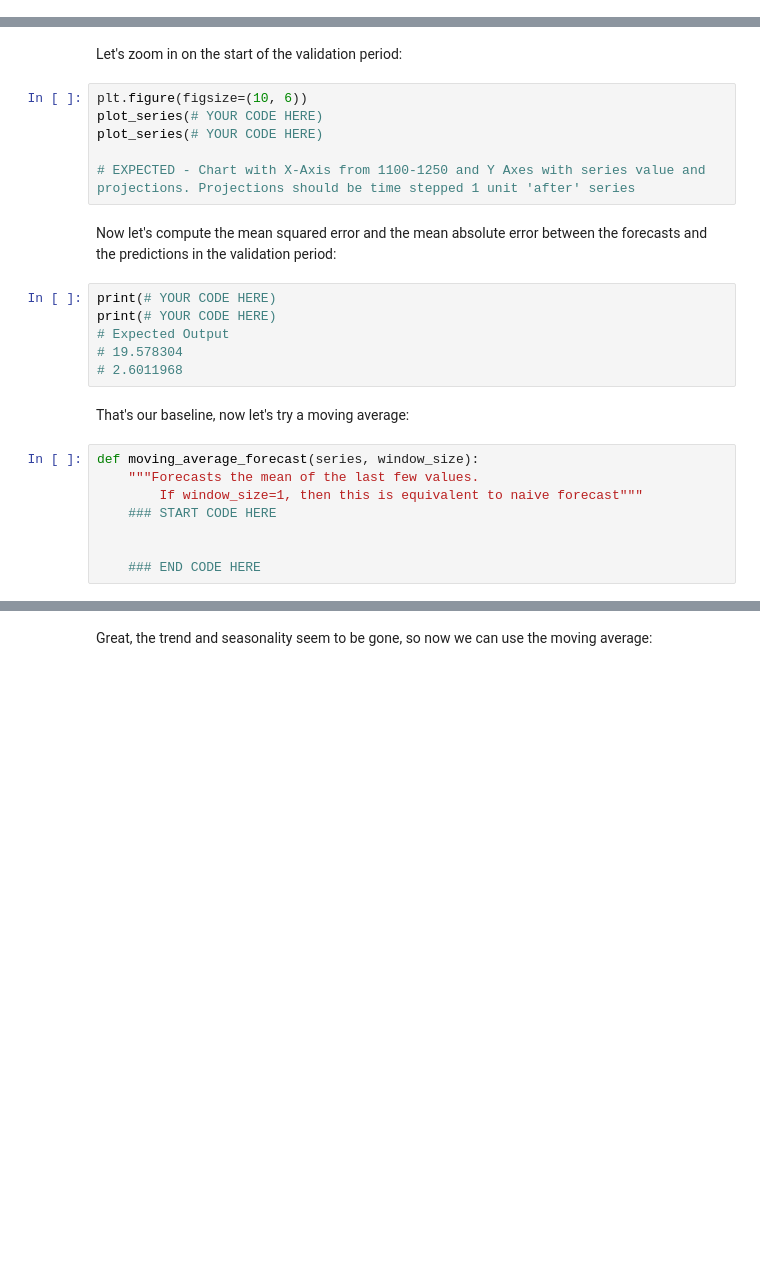
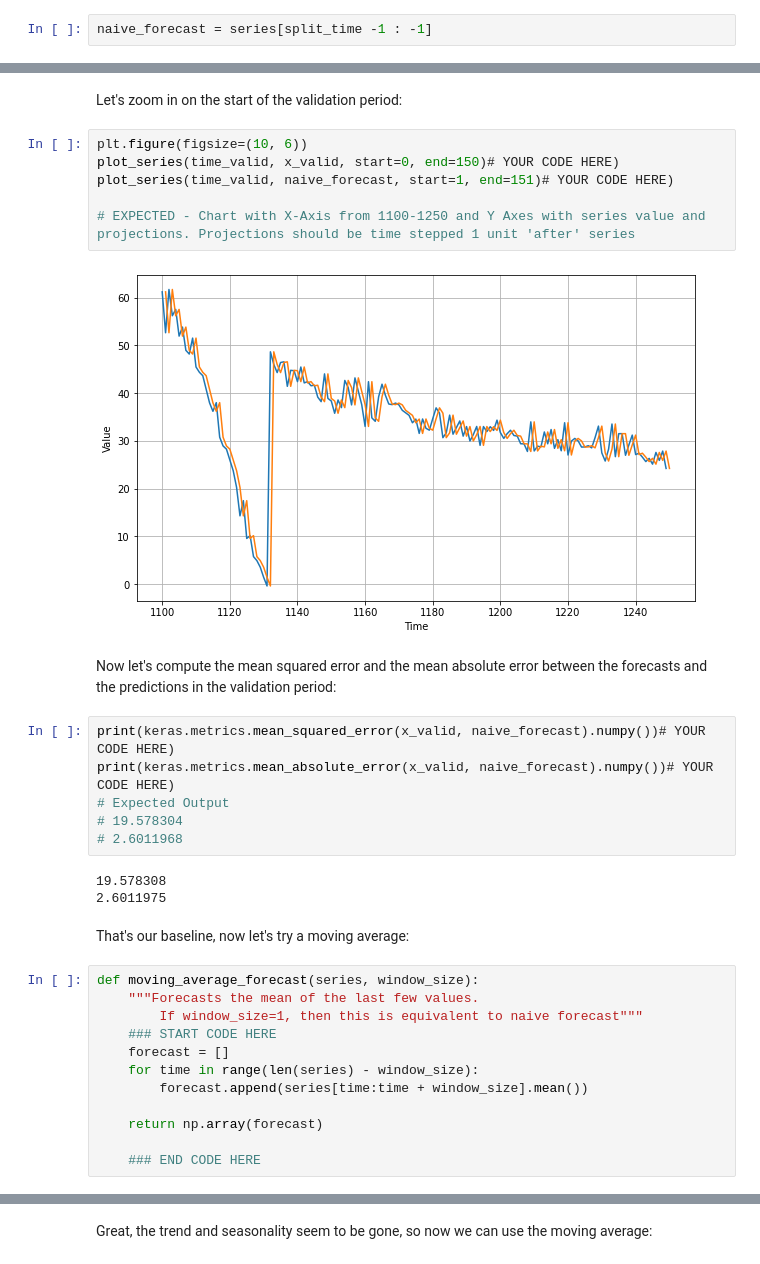
Before and after one commit to Uma-kanagarajan/ML_Crash_Course_Google, a Jupyter notebook: C4/W1/assignment/C4_W1_Assignment.ipynb, the cells around one changed output, grey strips where cells are left out. Drawn from its saved outputs; the diff is of its cells as text; blank space fills up the shorter version.

```diff
--- a/C4/W1/assignment/C4_W1_Assignment.ipynb
+++ b/C4/W1/assignment/C4_W1_Assignment.ipynb
@@ -94,3 +99,5 @@ naive_forecast = series[#YOUR CODE HERE]
+# %%
+naive_forecast = series[split_time -1 : -1]
 # %%
 plt.figure(figsize=(10, 6))
 plot_series(time_valid, x_valid)
@@ -101,18 +110,23 @@ plot_series(time_valid, naive_forecast)
 Let's zoom in on the start of the validation period:
 # %%
 plt.figure(figsize=(10, 6))
-plot_series(# YOUR CODE HERE)
-plot_series(# YOUR CODE HERE)
+plot_series(time_valid, x_valid, start=0, end=150)# YOUR CODE HERE)
+plot_series(time_valid, naive_forecast, start=1, end=151)# YOUR CODE HERE)
 
 # EXPECTED - Chart with X-Axis from 1100-1250 and Y Axes with series value and projections. Projections should be time stepped 1 unit 'after' series
+# %% [output]
+[figure, added]
 # %% [markdown]
 Now let's compute the mean squared error and the mean absolute error between the forecasts and the predictions in the validation period:
 # %%
-print(# YOUR CODE HERE)
-print(# YOUR CODE HERE)
+print(keras.metrics.mean_squared_error(x_valid, naive_forecast).numpy())# YOUR CODE HERE)
+print(keras.metrics.mean_absolute_error(x_valid, naive_forecast).numpy())# YOUR CODE HERE)
 # Expected Output
 # 19.578304
 # 2.6011968
+# %% [output]
+19.578308
+2.6011975
 # %% [markdown]
 That's our baseline, now let's try a moving average:
 # %%
@@ -120,7 +134,11 @@ def moving_average_forecast(series, window_size):
     """Forecasts the mean of the last few values.
         If window_size=1, then this is equivalent to naive forecast"""
     ### START CODE HERE
+    forecast = []
+    for time in range(len(series) - window_size):
+        forecast.append(series[time:time + window_size].mean())
 
+    return np.array(forecast)
 
     ### END CODE HERE
 # %%
```
Also changed, not shown: parts of 14 cells of this notebook.
